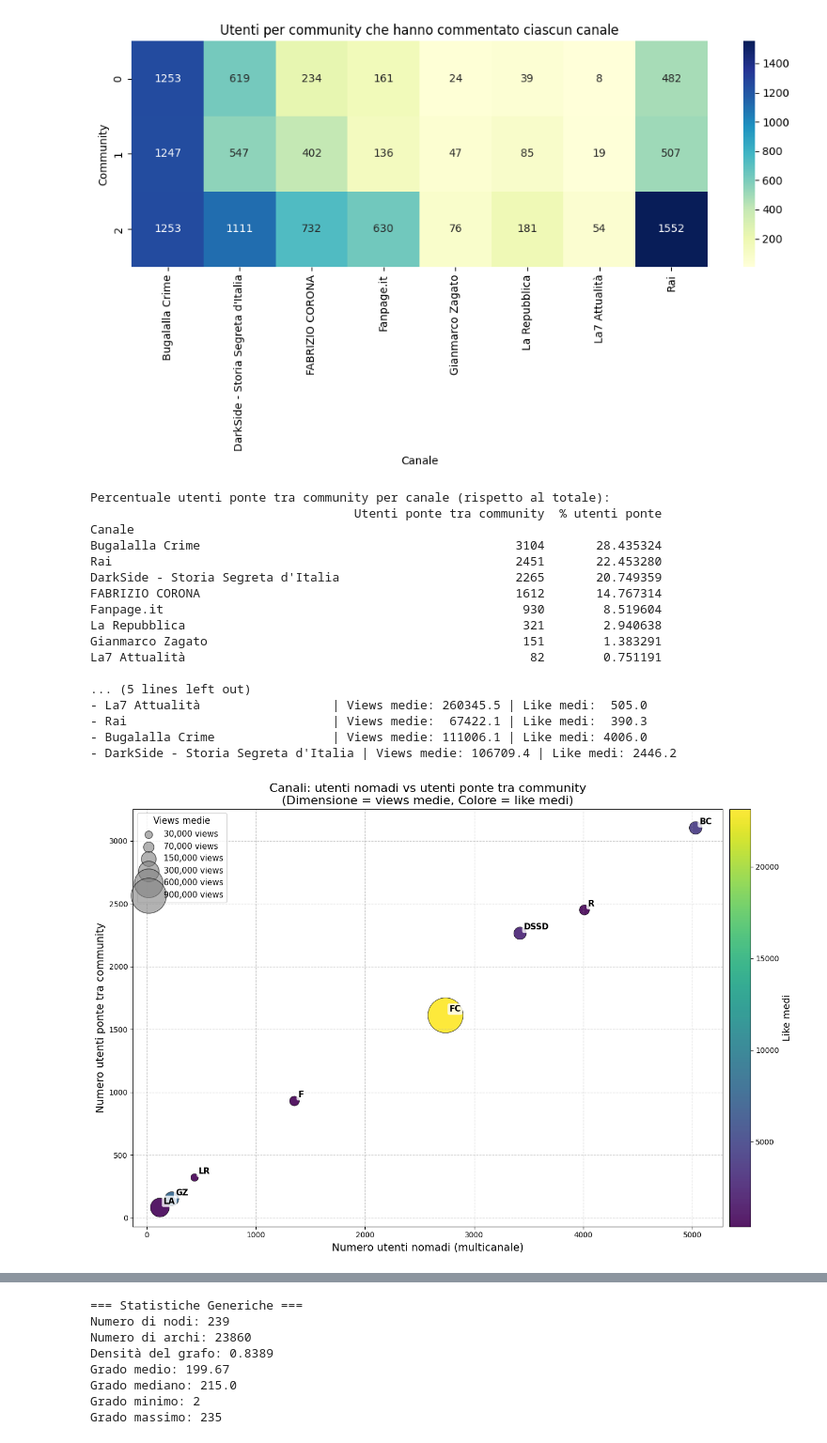
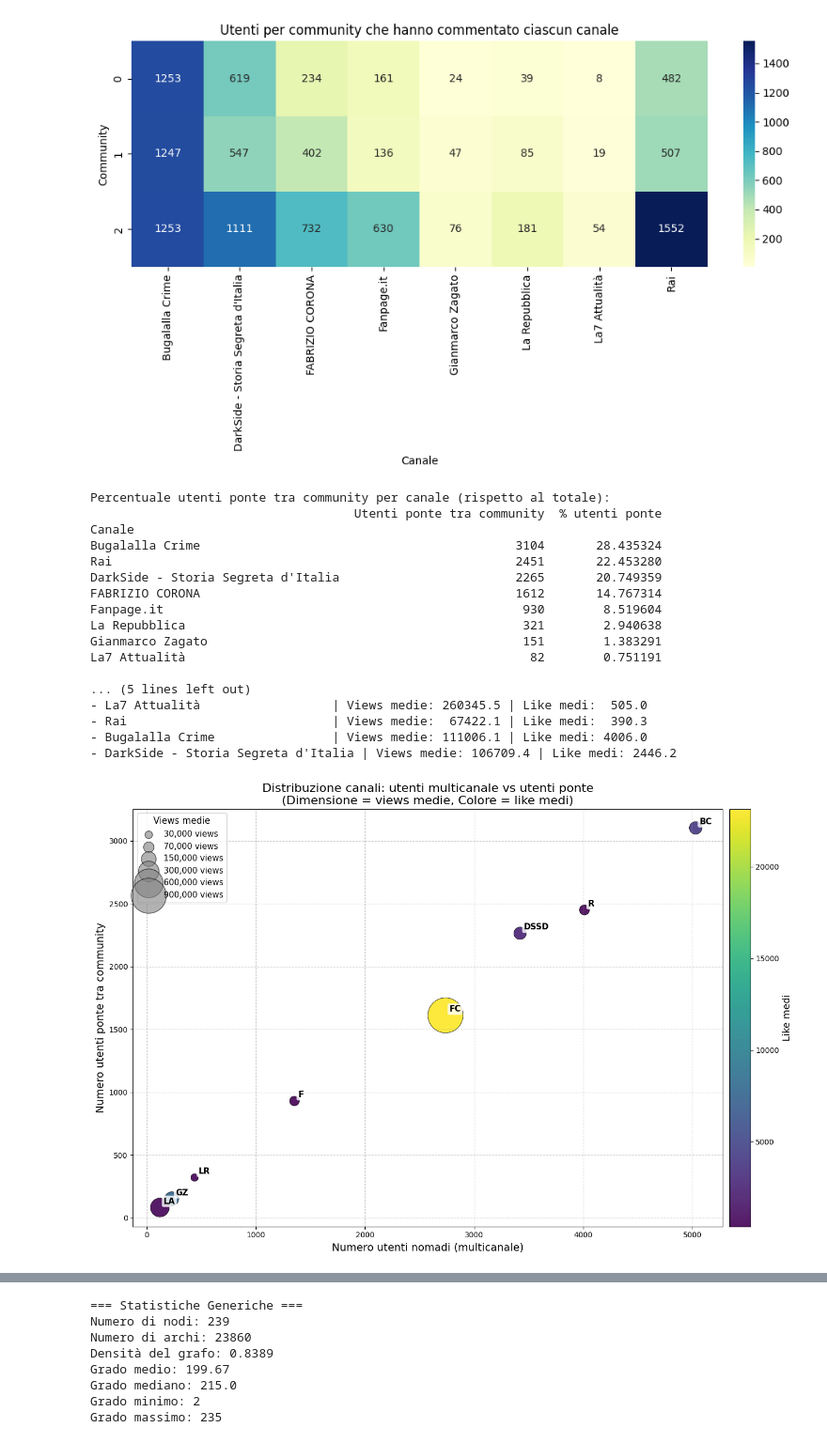
Before and after one commit to fedeceru/SMMproject, a Jupyter notebook: src/network_analysis.ipynb, the cells around one changed output, grey strips where cells are left out. Shown at 94% size. Saved outputs shown, nothing was run; the diff lists cells and outputs as text; code cells hidden in the pictures.

```diff
--- a/src/network_analysis.ipynb
+++ b/src/network_analysis.ipynb
@@ -397,7 +397,7 @@ for i, row in df_confronto.iterrows():
 ax.set_xlabel("Numero utenti nomadi (multicanale)", fontsize=14)
 ax.set_ylabel("Numero utenti ponte tra community", fontsize=14)
 ax.set_title(
-    "Canali: utenti nomadi vs utenti ponte tra community\n(Dimensione = views medie, Colore = like medi)",
+    "Distribuzione canali: utenti multicanale vs utenti ponte\n(Dimensione = views medie, Colore = like medi)",
     fontsize=16
 )
 
@@ -414,34 +414,34 @@ legend_handles = [
 ]
 ax.legend(
     handles=legend_handles,
     title='Views medie',
     loc='upper left',
     fontsize=11,
     title_fontsize=12,
     frameon=True
 )
 
 plt.tight_layout()
 plt.show()
 # %% [output]
 Percentuale utenti ponte tra community per canale (rispetto al totale):
                                     Utenti ponte tra community  % utenti ponte
 Canale
 Bugalalla Crime                                           3104       28.435324
 Rai                                                       2451       22.453280
 DarkSide - Storia Segreta d'Italia                        2265       20.749359
 FABRIZIO CORONA                                           1612       14.767314
 Fanpage.it                                                 930        8.519604
 La Repubblica                                              321        2.940638
 Gianmarco Zagato                                           151        1.383291
 La7 Attualità                                               82        0.751191
 
 ... (5 lines left out)
 - La7 Attualità                  | Views medie: 260345.5 | Like medi:  505.0
 - Rai                            | Views medie:  67422.1 | Like medi:  390.3
 - Bugalalla Crime                | Views medie: 111006.1 | Like medi: 4006.0
 - DarkSide - Storia Segreta d'Italia | Views medie: 106709.4 | Like medi: 2446.2
-[figure, old version]
+[figure, new version]
 # %%
 # Grafo Video–Video
 all_videos = list(Channel_of.keys())
```
